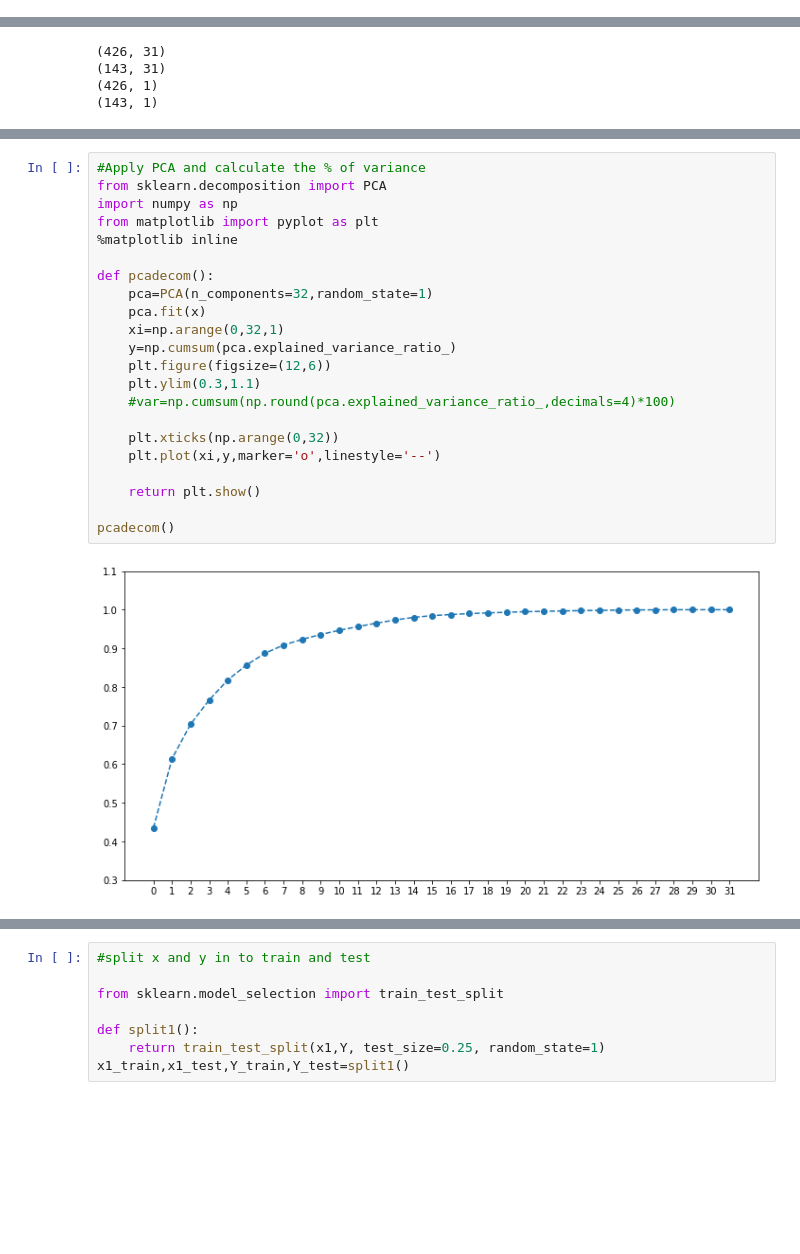
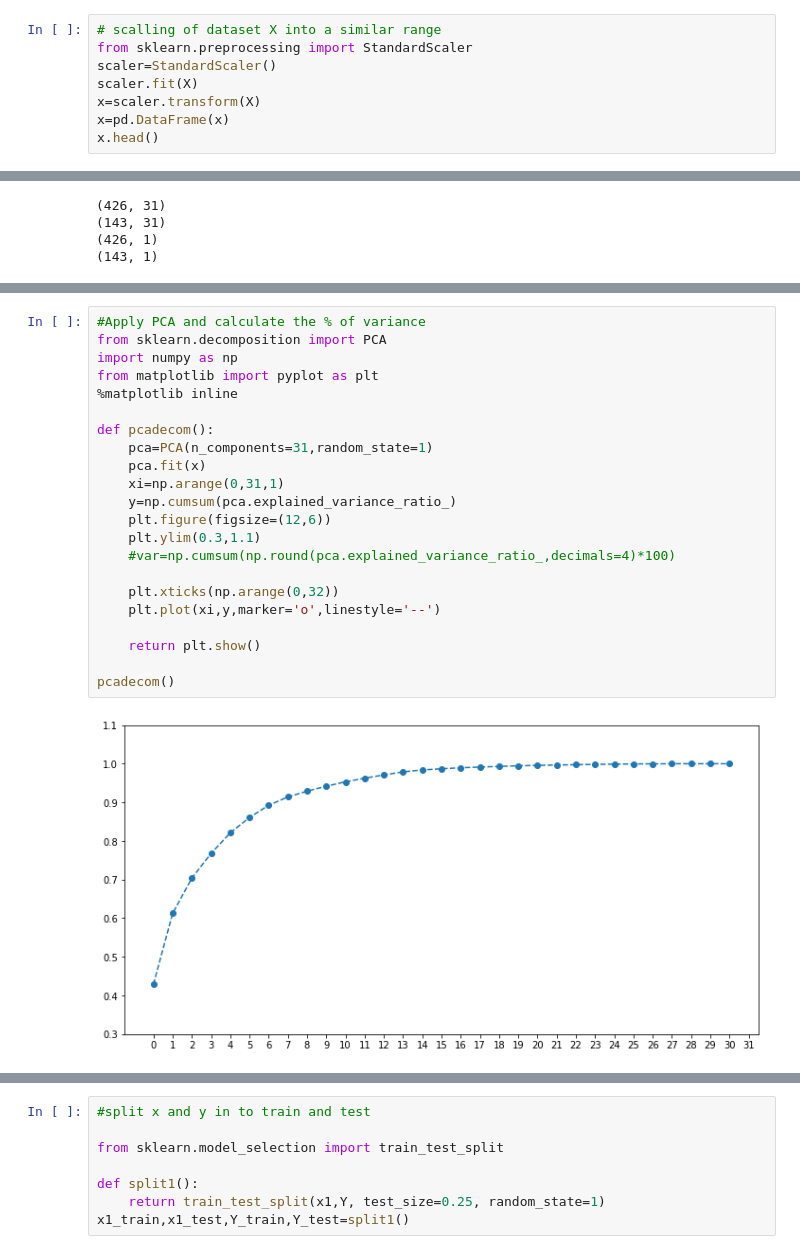
Before and after one commit to AshokGual/PCA-on-CancerDiagnosisDataSet, a Jupyter notebook: PCA on Cancer Diagnosis.ipynb, the cells around one changed output, grey strips where cells are left out. Cells and saved outputs as stored; diff of their text form; blank space fills up the shorter version.

```diff
--- a/PCA on Cancer Diagnosis.ipynb
+++ b/PCA on Cancer Diagnosis.ipynb
@@ -121,3 +121,11 @@ Y.head()
 | 2 | 1 |
 | 3 | 1 |
 | 4 | 1 |
+# %%
+# scalling of dataset X into a similar range
+from sklearn.preprocessing import StandardScaler
+scaler=StandardScaler()
+scaler.fit(X)
+x=scaler.transform(X)
+x=pd.DataFrame(x)
+x.head()
@@ -165,25 +209,25 @@ x.shape
 # %%
 #Apply PCA and calculate the % of variance
 from sklearn.decomposition import PCA
 import numpy as np
 from matplotlib import pyplot as plt
 %matplotlib inline
 
 def pcadecom():
-    pca=PCA(n_components=32,random_state=1)
+    pca=PCA(n_components=31,random_state=1)
     pca.fit(x)
-    xi=np.arange(0,32,1)
+    xi=np.arange(0,31,1)
     y=np.cumsum(pca.explained_variance_ratio_)
     plt.figure(figsize=(12,6))
     plt.ylim(0.3,1.1)
     #var=np.cumsum(np.round(pca.explained_variance_ratio_,decimals=4)*100)
 
     plt.xticks(np.arange(0,32))
     plt.plot(xi,y,marker='o',linestyle='--')
 
     return plt.show()
 
 pcadecom()
 # %% [output]
-[figure, old version]
+[figure, new version]
 # %%
```
Also changed, not shown: parts of 18 cells of this notebook.
